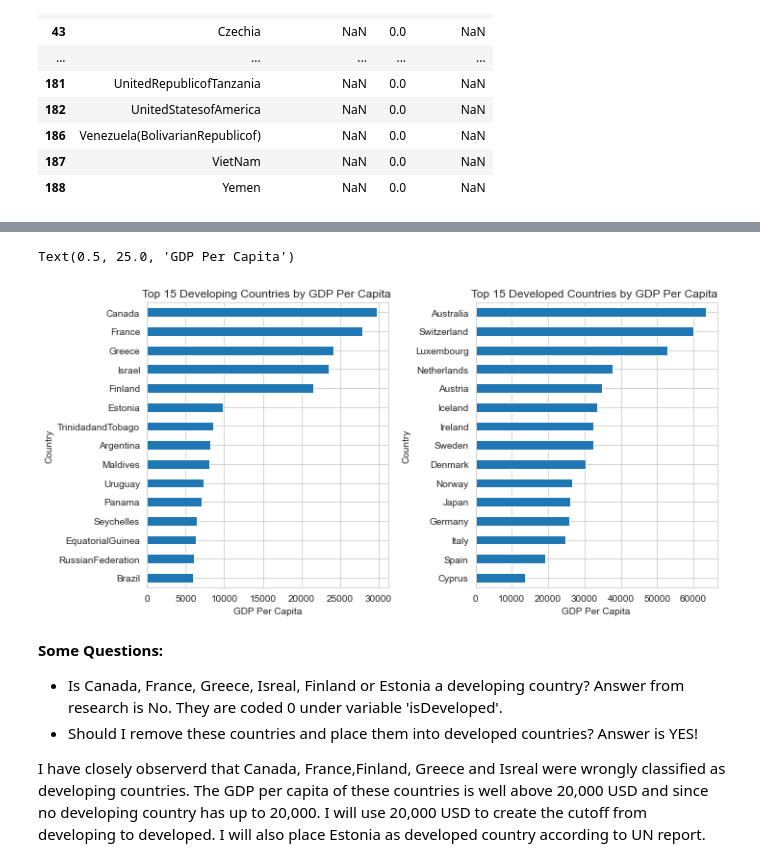
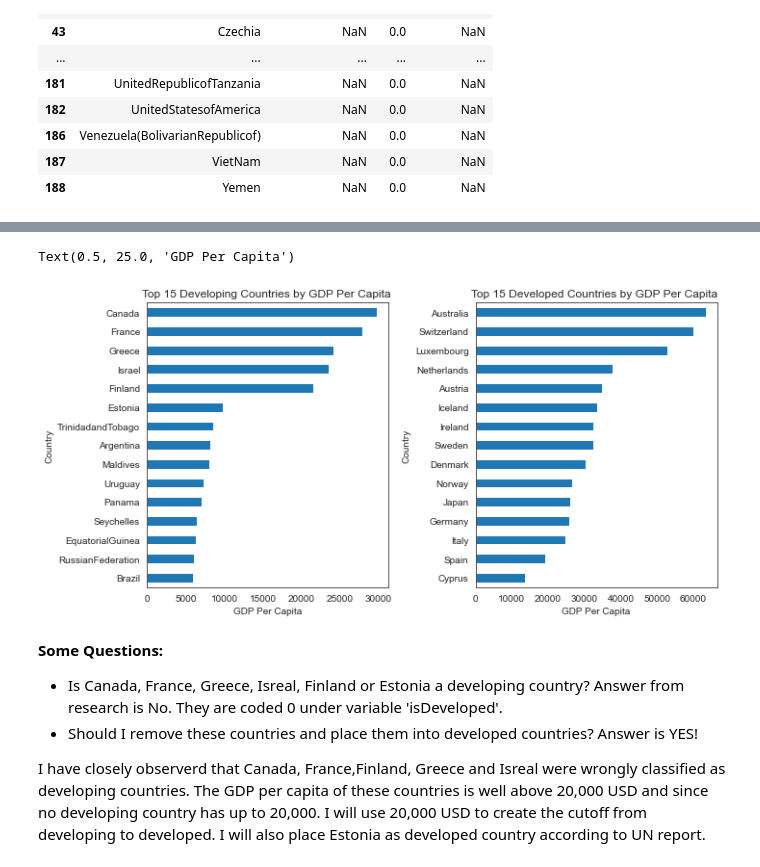
Before and after one commit to fadesere/BSIP_Assignment_2_Students, a Jupyter notebook: stats_asn_2_start.ipynb, the cells around one changed output, grey strips where cells are left out. Drawn from its saved outputs; the diff is of its cells as text; code cells hidden in the pictures.

```diff
--- a/stats_asn_2_start.ipynb
+++ b/stats_asn_2_start.ipynb
@@ -142,28 +142,30 @@ df2.tail(10) # shows missing values fo GDP per Capita and the lowest values of d
 | UnitedKingdomofGreatBritainandNor... | 1.0 | 80.79375 | 70.3750 | 3.6250 | 11.131250 | NaN | 715.7500 | 55.38750 | ... |
 | UnitedStatesofAmerica | 1.0 | 78.06250 | 58.1875 | 26.1875 | 8.579333 | 81.375000 | 130.6250 | 58.45000 | ... |
 # %%
+sns.set_style('white')
+
 plt.subplot(1, 2, 1)
 df1.GDP_per_capita.iloc[14::-1,].plot(
     kind='barh', figsize=(10, 5),
     title='Top 15 Developing Countries by GDP Per Capita '
 )
 plt.xlabel('GDP Per Capita')
 
 
 plt.subplot(1, 2, 2)
 
 df2.GDP_per_capita.iloc[14::-1,].plot(
     kind='barh', figsize=(10, 5),
     title='Top 15 Developed Countries by GDP Per Capita '
 )
 
 # space between the plots
 plt.tight_layout()
 
 plt.xlabel('GDP Per Capita')
 # %% [output]
 Text(0.5, 25.0, 'GDP Per Capita')
-[figure, old version]
+[figure, new version]
 # %% [markdown]
 
 <b>Some Questions:</b>
```
Also changed, not shown: parts of 12 cells of this notebook.
